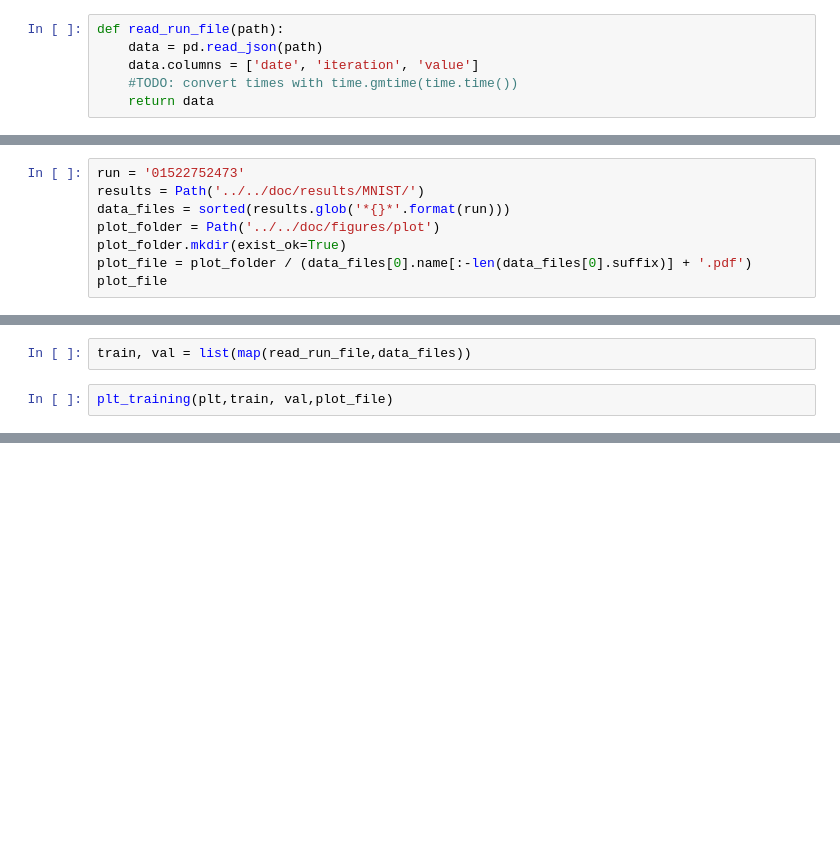
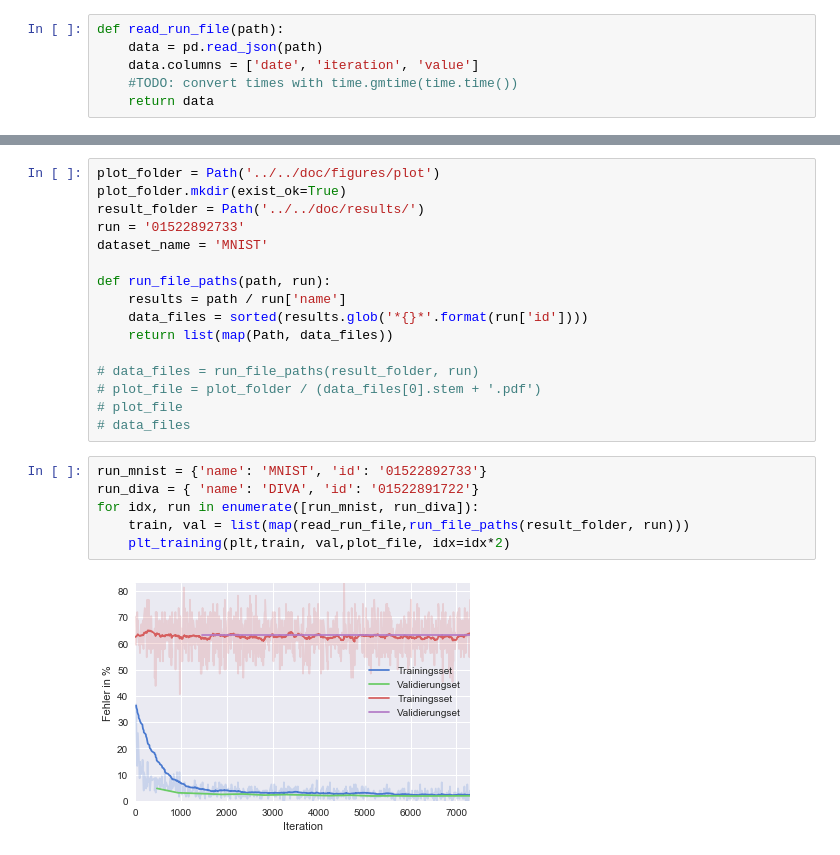
Before and after one commit to kaphka/imi-master-thesis, a Jupyter notebook: notebooks/figures/Training-graphs.ipynb, the cells around one changed output, grey strips where cells are left out. Saved outputs shown, nothing was run; the diff lists cells and outputs as text; blank space fills up the shorter version.

```diff
--- a/notebooks/figures/Training-graphs.ipynb
+++ b/notebooks/figures/Training-graphs.ipynb
@@ -48,9 +49 @@ def plt_training(plt, data, val_data, savefile, decay=0.962, color=None,title=''
     return plt
-# %%
-run = '01522752473'
-results = Path('../../doc/results/MNIST/')
-data_files = sorted(results.glob('*{}*'.format(run)))
-plot_folder = Path('../../doc/figures/plot')
-plot_folder.mkdir(exist_ok=True)
-plot_file = plot_folder / (data_files[0].name[:-len(data_files[0].suffix)] + '.pdf')
-plot_file
@@ -59,4 +49,0 @@ PosixPath('../../doc/figures/plot/run_ChenNet_MNIST_log_ChenNet4_4_01522752473-t
-# %%
-train, val = list(map(read_run_file,data_files))
-# %%
-plt_training(plt,train, val,plot_file)
@@ -65,0 +50,24 @@ plt_training(plt,train, val,plot_file)
+# %%
+plot_folder = Path('../../doc/figures/plot')
+plot_folder.mkdir(exist_ok=True)
+result_folder = Path('../../doc/results/')
+run = '01522892733'
+dataset_name = 'MNIST'
+
+def run_file_paths(path, run):
+    results = path / run['name']
+    data_files = sorted(results.glob('*{}*'.format(run['id'])))
+    return list(map(Path, data_files))
+
+# data_files = run_file_paths(result_folder, run)
+# plot_file = plot_folder / (data_files[0].stem + '.pdf')
+# plot_file
+# data_files
+# %%
+run_mnist = {'name': 'MNIST', 'id': '01522892733'}
+run_diva = { 'name': 'DIVA', 'id': '01522891722'}
+for idx, run in enumerate([run_mnist, run_diva]):
+    train, val = list(map(read_run_file,run_file_paths(result_folder, run)))
+    plt_training(plt,train, val,plot_file, idx=idx*2)
+# %% [output]
+[figure, added]
```
Also changed, not shown: parts of 3 cells of this notebook, 23 other files.
